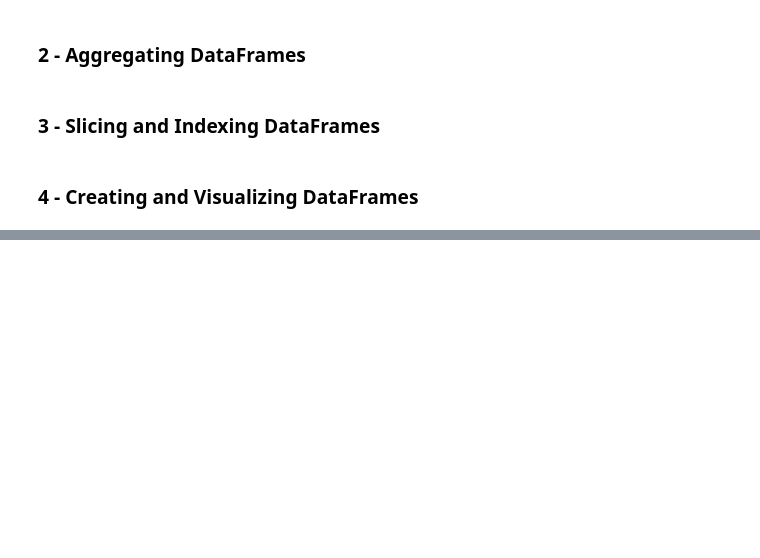
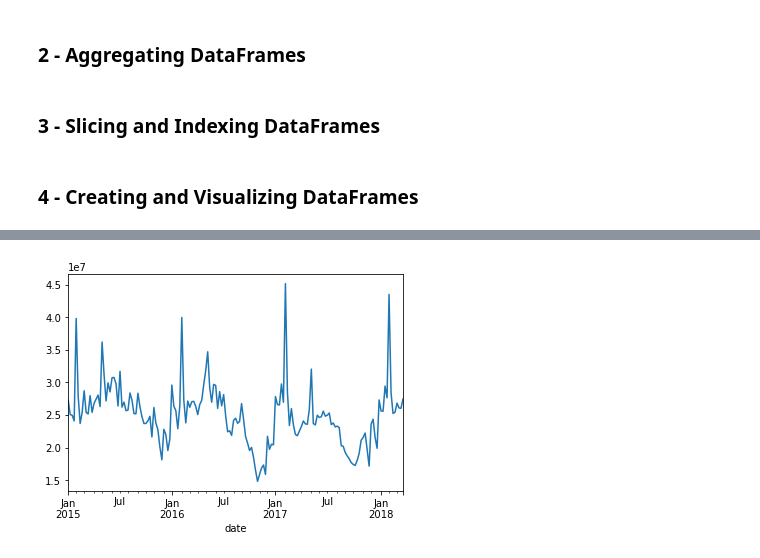
Before and after one commit to TXTDariGitHub/Sentinel, a Jupyter notebook: Ch.2 - Data Manipulation/Ch.1 - Introduction to Data Manipulation.ipynb, the cells around one changed output, grey strips where cells are left out. Drawn from its saved outputs; the diff is of its cells as text; code cells hidden in the pictures; blank space fills up the shorter version.

```diff
--- a/Ch.2 - Data Manipulation/Ch.1 - Introduction to Data Manipulation.ipynb
+++ b/Ch.2 - Data Manipulation/Ch.1 - Introduction to Data Manipulation.ipynb
@@ -334,0 +378,5 @@ homelessness[cond1].head(7)
+# %%
+avocado.groupby('date')['nb_sold'].sum().plot(kind='line')
+plt.show()
+# %% [output]
+[figure, added]
```
Also changed, not shown: parts of 9 cells of this notebook.
